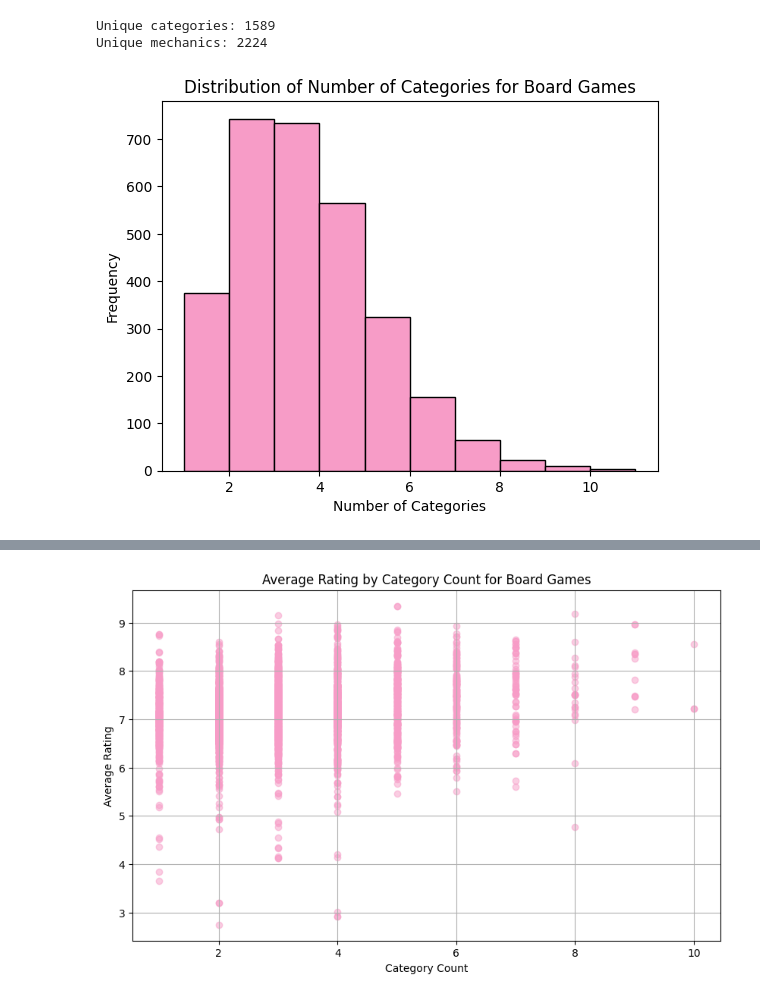
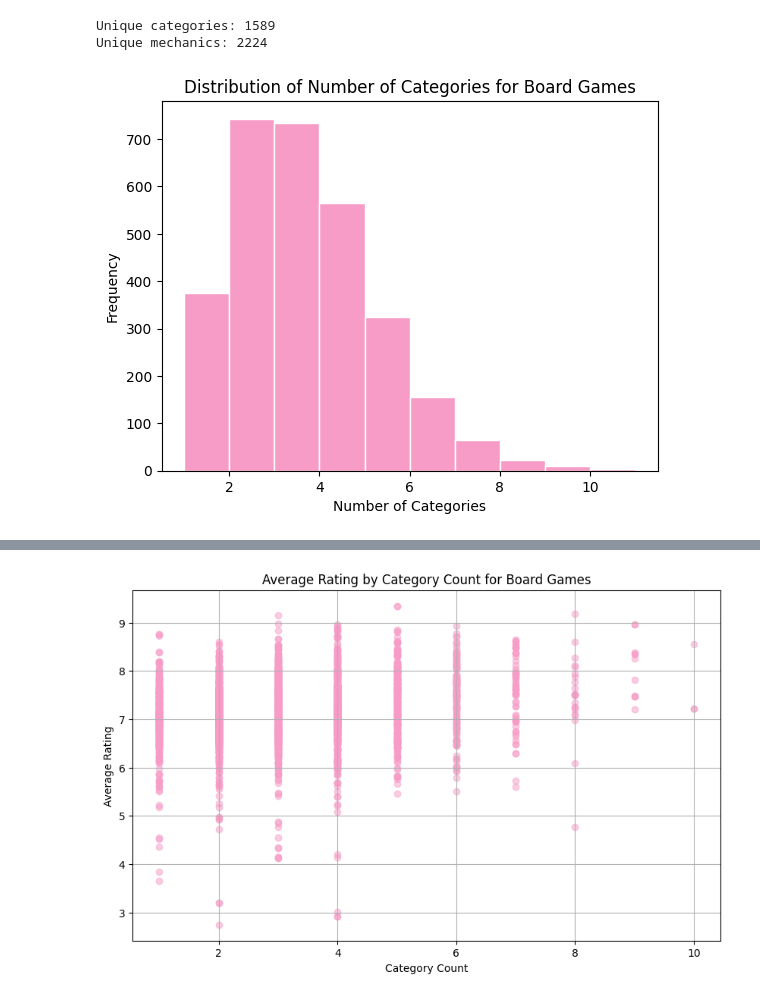
Before and after one commit to KenzieHensel/Project, a Jupyter notebook: Module_1/EDA.ipynb, the cells around one changed output, grey strips where cells are left out. Saved outputs shown, nothing was run; the diff lists cells and outputs as text; code cells hidden in the pictures.

```diff
--- a/Module_1/EDA.ipynb
+++ b/Module_1/EDA.ipynb
@@ -151,23 +151,23 @@ Unique mechanics: 2224
 # %%
 #creting a visualization for the number of categories
 import matplotlib.pyplot as plt
 
 #loading the data
 df = pd.read_csv('game_details_with_counts.csv')
 
 #plotting a histogram of the number of categories
-plt.hist(df['category_count'], bins=range(1, 12), color='#f79cc7', edgecolor='black')
+plt.hist(df['category_count'], bins=range(1, 12), color='#f79cc7', edgecolor='white')
 
 #adding labels and title
 plt.xlabel('Number of Categories')
 plt.ylabel('Frequency')
 plt.title('Distribution of Number of Categories for Board Games')
 plt.savefig('category_count_histogram.png')
 
 #display the plot
 plt.show()
 # %% [output]
-[figure, old version]
+[figure, new version]
 # %%
 #do the same for the number of mechanics
 import matplotlib.pyplot as plt
```
Also changed, not shown: parts of 3 cells of this notebook.
